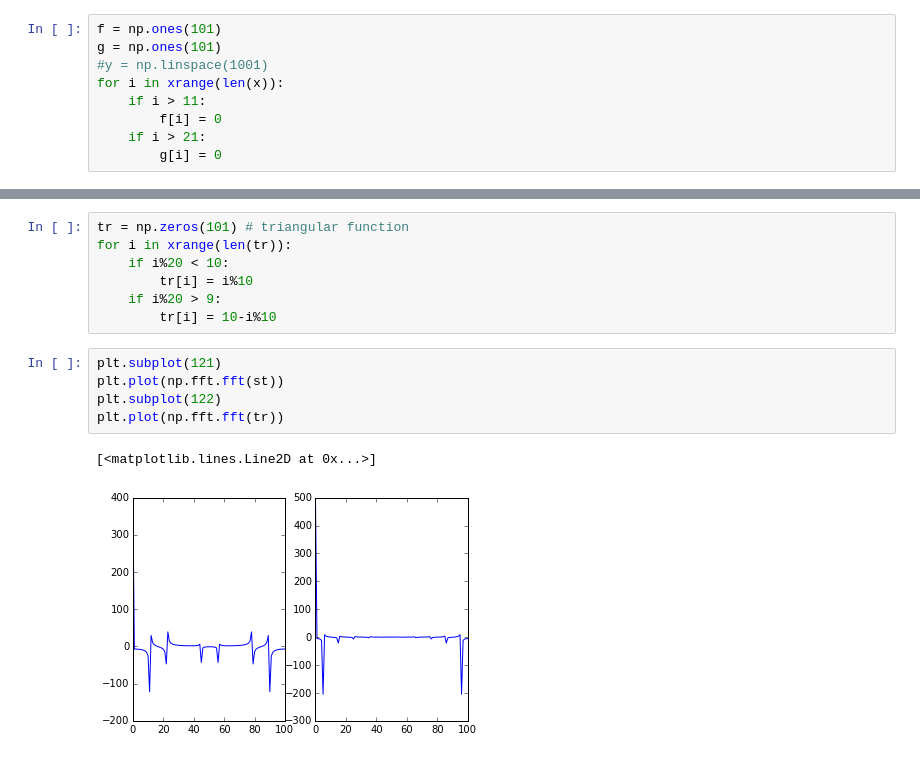
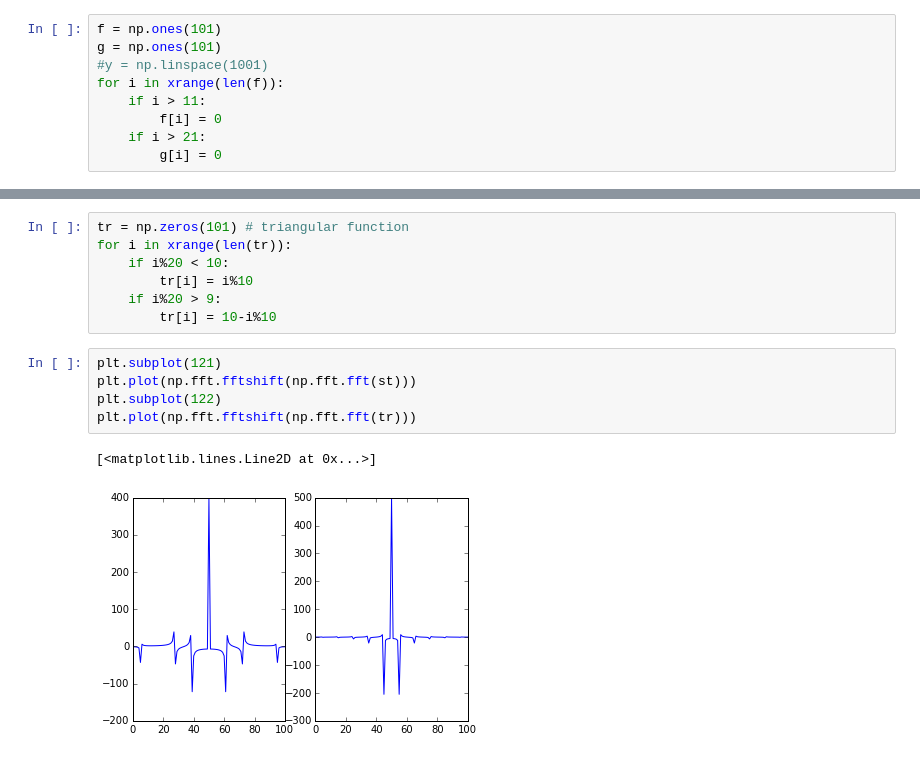
Before and after one commit to rahulporuri/fun_with_physics_models, a Jupyter notebook: fourier transform.ipynb, the cells around one changed output, grey strips where cells are left out. Saved outputs shown, nothing was run; the diff lists cells and outputs as text.

Commit message:
update to fourier transform assgn - fftshift

```diff
--- a/fourier transform.ipynb
+++ b/fourier transform.ipynb
@@ -34,7 +34,7 @@ plt.plot(np.fft.fft(f+g))
 f = np.ones(101)
 g = np.ones(101)
 #y = np.linspace(1001)
-for i in xrange(len(x)):
+for i in xrange(len(f)):
     if i > 11:
         f[i] = 0
     if i > 21:
@@ -144,9 +148,9 @@ for i in xrange(len(tr)):
         tr[i] = 10-i%10
 # %%
 plt.subplot(121)
-plt.plot(np.fft.fft(st))
+plt.plot(np.fft.fftshift(np.fft.fft(st)))
 plt.subplot(122)
-plt.plot(np.fft.fft(tr))
+plt.plot(np.fft.fftshift(np.fft.fft(tr)))
 # %% [output]
 [<matplotlib.lines.Line2D at 0x...>]
-[figure, old version]
+[figure, new version]
```
Also changed, not shown: parts of 5 cells of this notebook.
